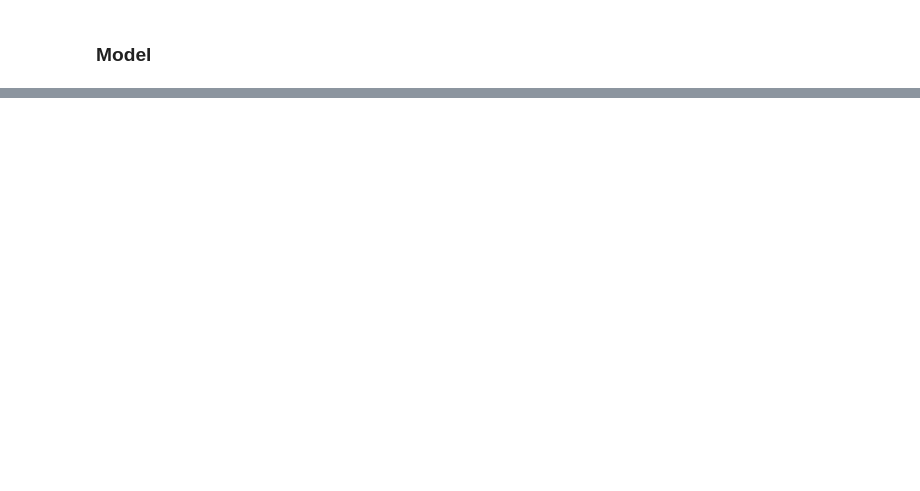
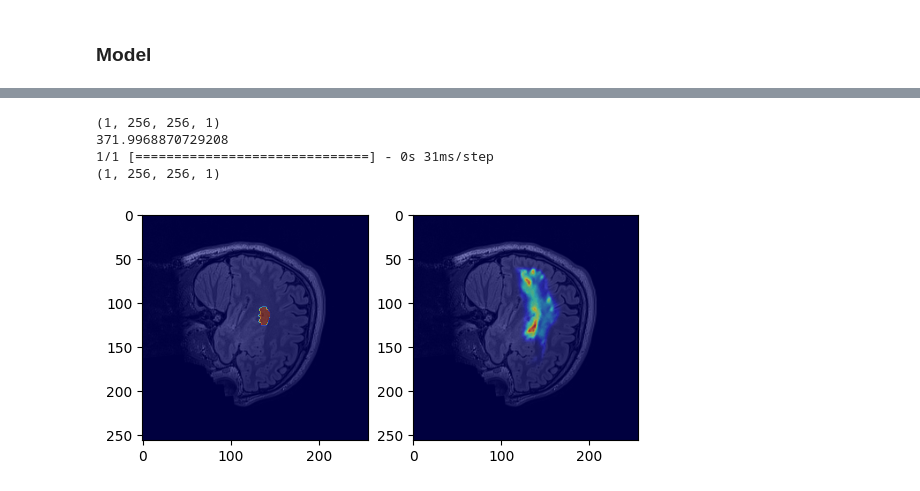
Before and after one commit to Robb-Chris/Master-Thesis, a Jupyter notebook: main.ipynb, the cells around one changed output, grey strips where cells are left out. Drawn from its saved outputs; the diff is of its cells as text; code cells hidden in the pictures; blank space fills up the shorter version.

```diff
--- a/main.ipynb
+++ b/main.ipynb
@@ -1260,0 +1274,25 @@ Look at each slice individually and check what the average vertical size for fcd
+# %%
+image = 115
+test = sag_images[image].reshape(-1, 256, 256, 1)
+print(test.shape)
+print(np.max(test))
+
+predicted_mask = unet_model.predict(test)
+print(predicted_mask.shape)
+test_mask = predicted_mask.reshape(256, 256)
+
+plt.figsize=(8, 8)
+plt.subplot(1, 2, 1)
+plt.imshow(sag_images[image], cmap='gray')
+plt.imshow(sag_label_images[image], cmap='jet', alpha=0.5)
+
+plt.subplot(1, 2, 2)
+plt.imshow(sag_images[image], cmap='gray')
+plt.imshow(test_mask, cmap='jet', alpha=0.5)
+plt.show()
+# %% [output]
+(1, 256, 256, 1)
+371.9968870729208
+1/1 [==============================] - 0s 31ms/step
+(1, 256, 256, 1)
+[figure, added]
```
Also changed, not shown: parts of 17 cells of this notebook.
